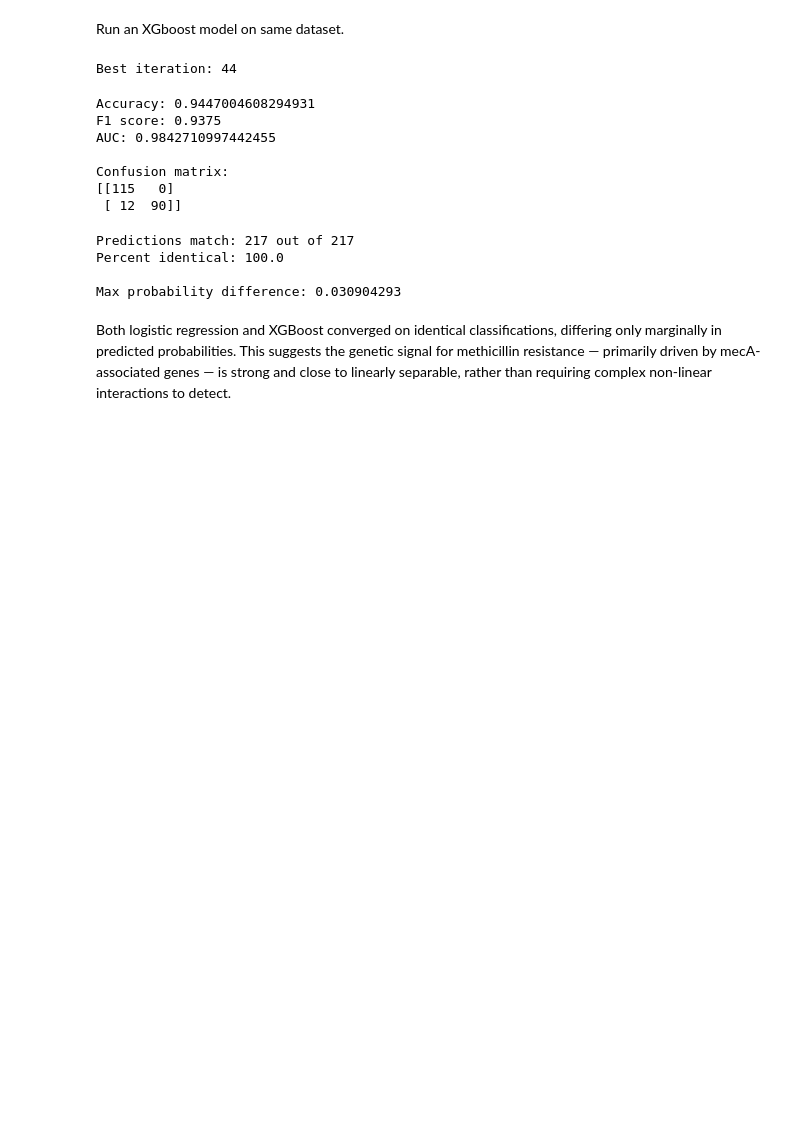
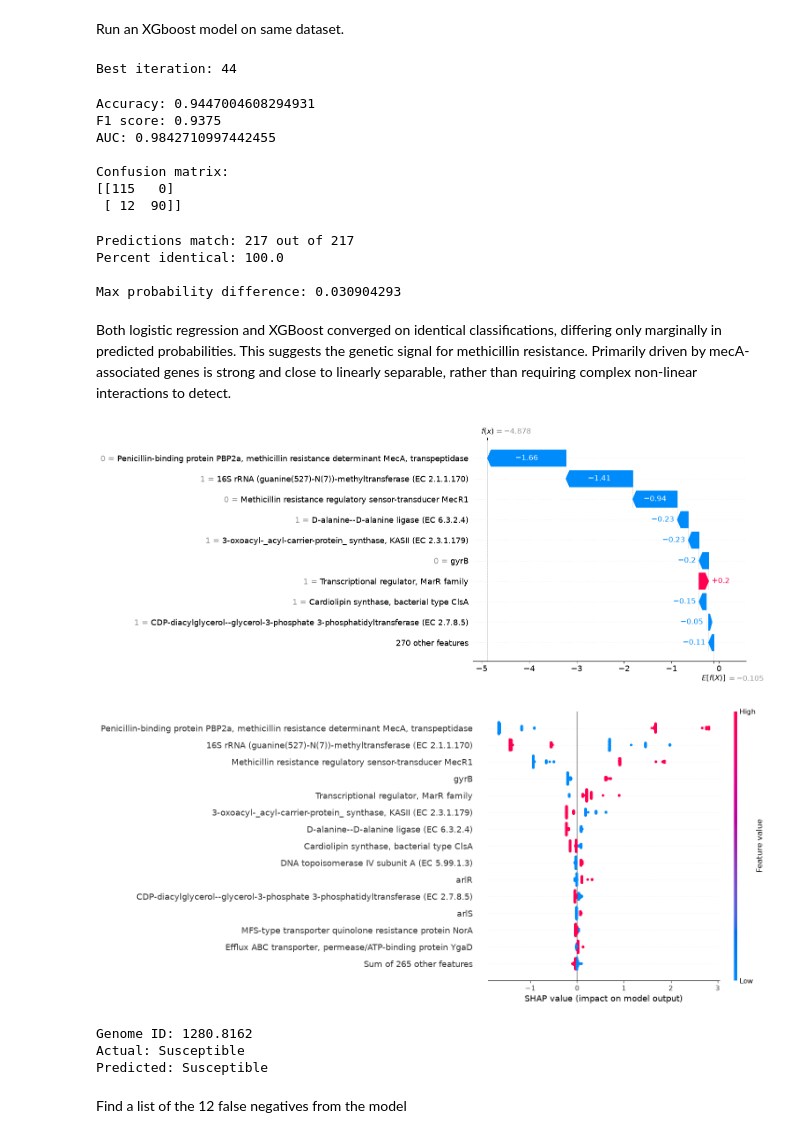
Before and after one commit to maximilienT/AntibioticResistancePredictor, a Jupyter notebook: AnitioticResistancePredictor.ipynb, the cells around one changed output. Drawn from its saved outputs; the diff is of its cells as text; code cells hidden in the pictures; blank space fills up the shorter version.

Commit message:
SHAP run, graphs present 06242026

```diff
--- a/AnitioticResistancePredictor.ipynb
+++ b/AnitioticResistancePredictor.ipynb
@@ -509,4 +509,35 @@ Percent identical: 100.0
 
 Max probability difference: 0.030904293
 # %% [markdown]
-Both logistic regression and XGBoost converged on identical classifications, differing only marginally in predicted probabilities. This suggests the genetic signal for methicillin resistance — primarily driven by mecA-associated genes — is strong and close to linearly separable, rather than requiring complex non-linear interactions to detect.
+Both logistic regression and XGBoost converged on identical classifications, differing only marginally in predicted probabilities. This suggests the genetic signal for methicillin resistance. Primarily driven by mecA-associated genes is strong and close to linearly separable, rather than requiring complex non-linear interactions to detect.
+# %%
+import shap
+
+#Initialize TreeExplainer and Compute SHAP Values
+explainer = shap.TreeExplainer(xgboost_model)
+shap_values = explainer(X_test)
+
+# Visualize Results
+shap.plots.waterfall(shap_values[0])
+
+# Plot B: Summarize global feature importance across the entire test set
+shap.plots.beeswarm(shap_values, max_display=15)
+# %% [output]
+[figure, added]
+[figure, added]
+# %%
+# Find which row this is and whether it was misclassified
+idx = 0  # the index you used in shap_values[0]
+genome_id = X_test.index[idx]
+actual = y_test.iloc[idx]
+predicted = y_pred_xg[idx]
+
+print(f"Genome ID: {genome_id}")
+print(f"Actual: {'Resistant' if actual == 1 else 'Susceptible'}")
+print(f"Predicted: {'Resistant' if predicted == 1 else 'Susceptible'}")
+# %% [output]
+Genome ID: 1280.8162
+Actual: Susceptible
+Predicted: Susceptible
+# %% [markdown]
+Find a list of the 12 false negatives from the model
```
Also changed, not shown: parts of 5 cells of this notebook.
